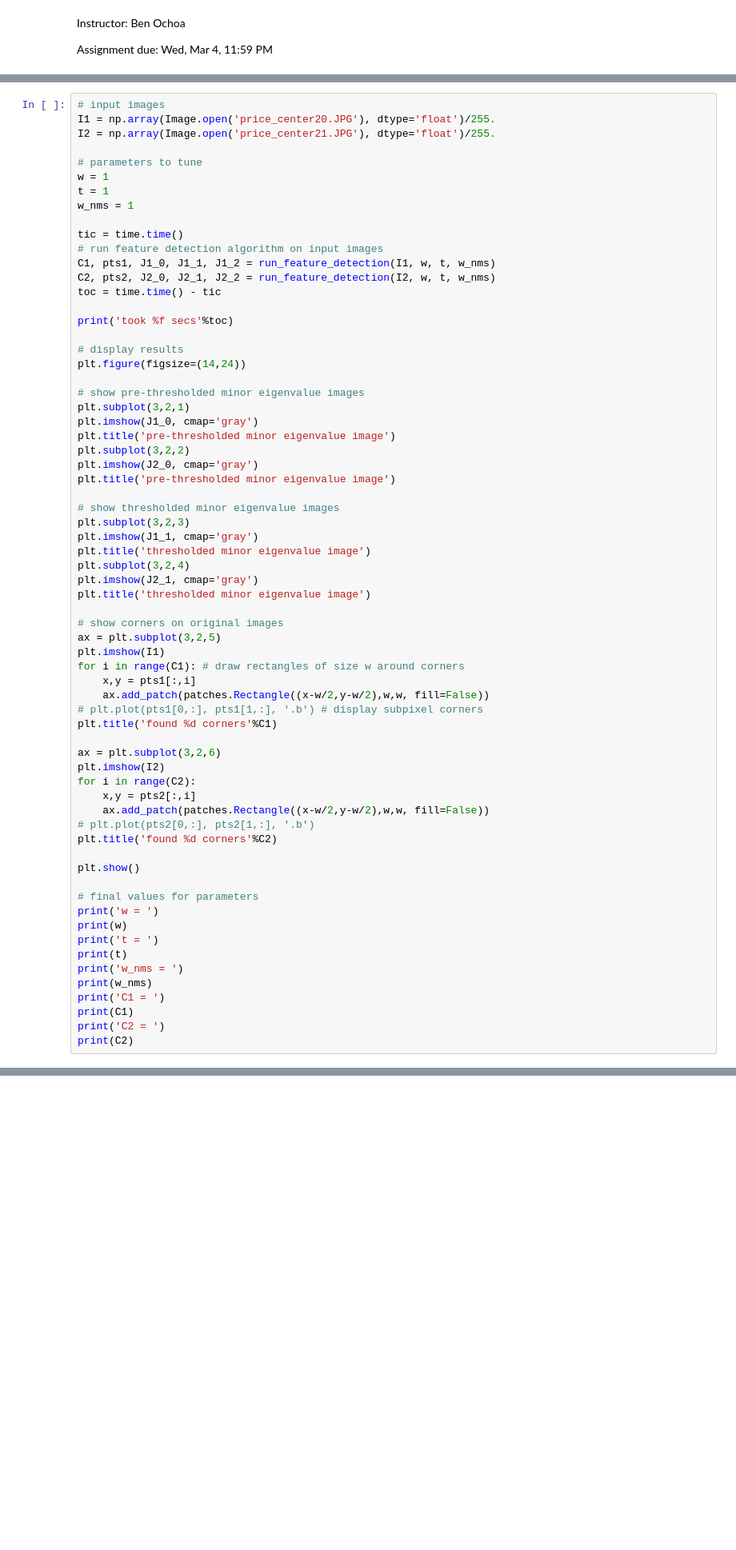
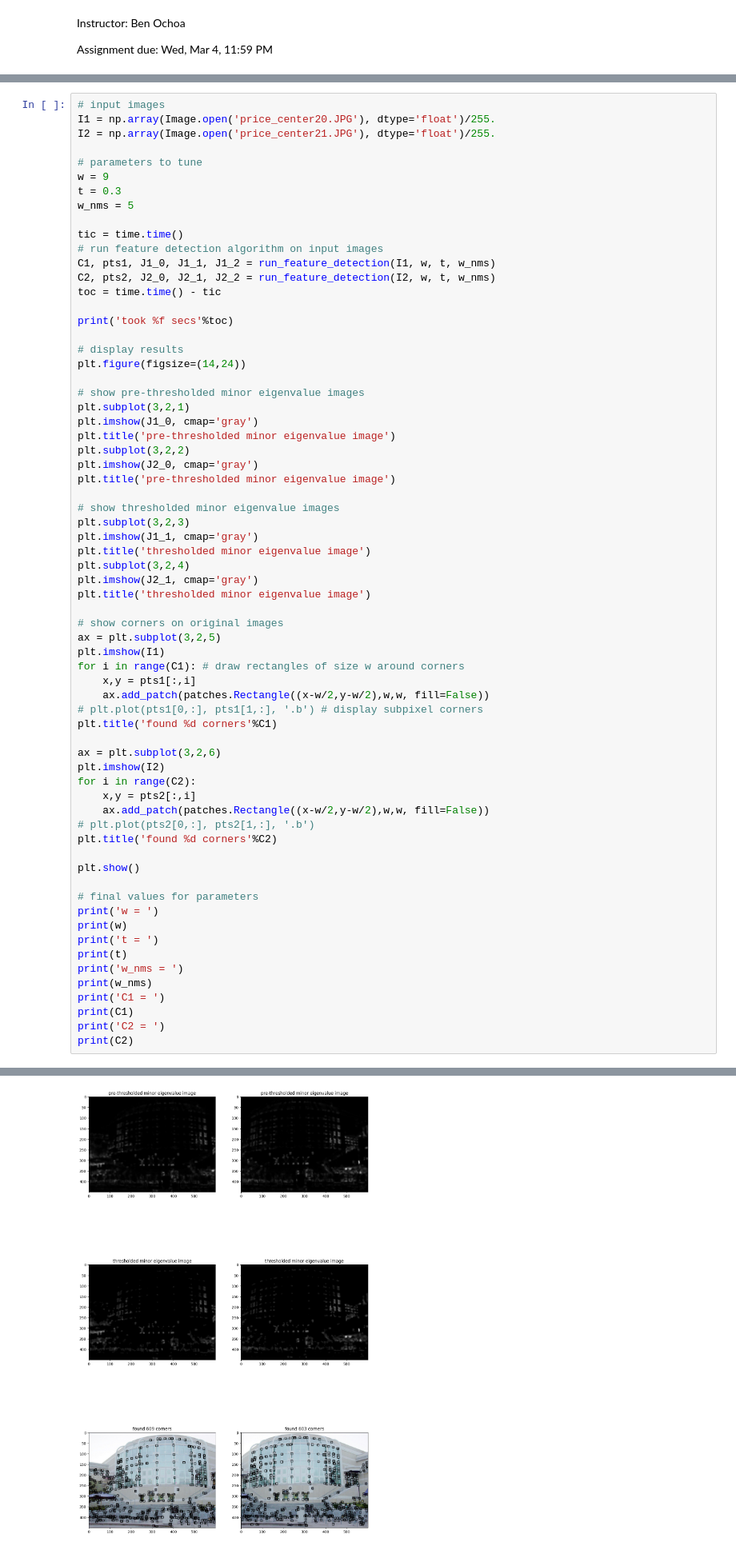
Before and after one commit to evanwc/CSE252B, a Jupyter notebook: A4/CSE252B_WI26_assignment_4.ipynb, the cells around one changed output, grey strips where cells are left out. Shown at 80% size. Cells and saved outputs as stored; diff of their text form; blank space fills up the shorter version.

```diff
--- a/A4/CSE252B_WI26_assignment_4.ipynb
+++ b/A4/CSE252B_WI26_assignment_4.ipynb
@@ -344,9 +349,9 @@ I1 = np.array(Image.open('price_center20.JPG'), dtype='float')/255.
 I2 = np.array(Image.open('price_center21.JPG'), dtype='float')/255.
 
 # parameters to tune
-w = 1
-t = 1
-w_nms = 1
+w = 9
+t = 0.3
+w_nms = 5
 
 tic = time.time()
 # run feature detection algorithm on input images
@@ -405,3 +410,4 @@ print('C1 = ')
 print(C1)
 print('C2 = ')
 print(C2)
+# %% [output]
@@ -407,0 +415 @@ print(C2)
+[figure, added]
```
Also changed, not shown: parts of 5 cells of this notebook.
